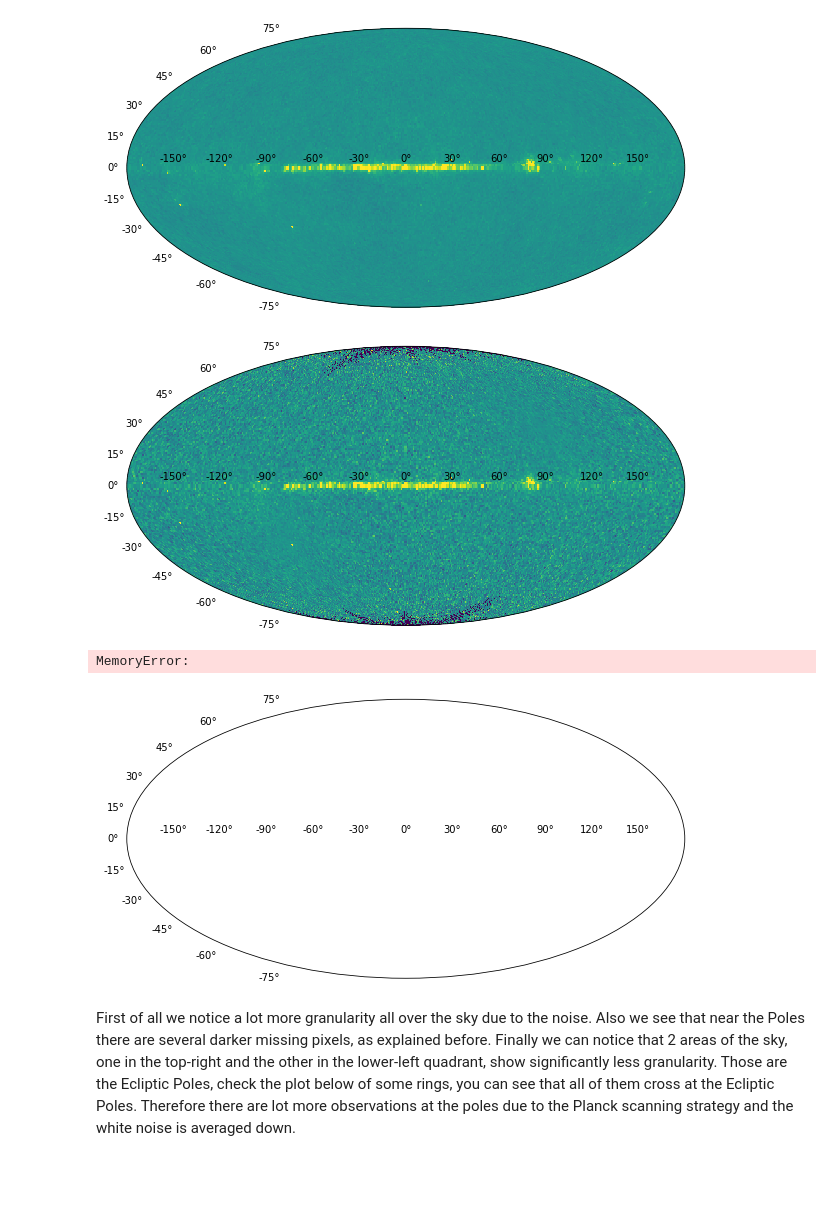
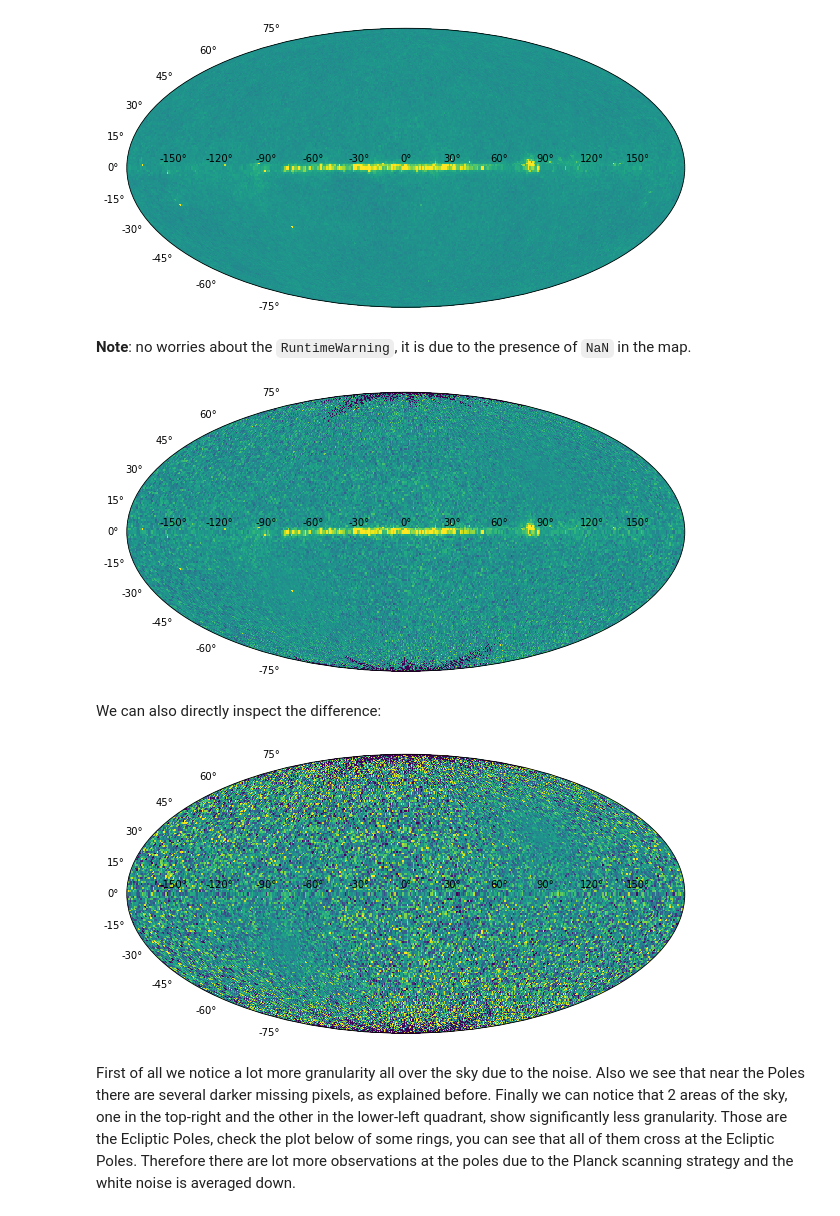
Before and after one commit to words-sdsc/edX, a Jupyter notebook: astro_example.ipynb, the cells around one changed output. Cells and saved outputs as stored; diff of their text form; code cells hidden in the pictures; blank space fills up the shorter version.

```diff
--- a/astro_example.ipynb
+++ b/astro_example.ipynb
@@ -500,7 +500,7 @@ Finally we follow the same steps used for the spin axis and we get latitude and
 # %%
 telescope_vec_ecliptic = convert_angles_to_vec(telescope_longitude_ecliptic, telescope_latitude_ecliptic)
 # %%
-telescope_vec_galactic = ecliptic_to_galactic.dot(telescope_vec_ecliptic)
+telescope_vec_galactic = ecliptic_to_galactic_rotation_matrix.dot(telescope_vec_ecliptic)
 # %%
 telescope_vec_galactic
 # %% [output]
@@ -655,7 +655,9 @@ We can use `pd.MultiIndex.from_arrays` to create a `MultiIndex` from 2 arrays th
 # %%
 date_range = pd.date_range('13/8/2009', periods=360, freq='D')
 # %%
-timelines_index = pd.MultiIndex.from_arrays([date_range.repeat(n_points_ring), pix], names=["date","pixel"])
+timelines_index = pd.MultiIndex.from_arrays([
+    date_range.repeat(n_points_ring), telescope_pix_galactic
+], names=["date","pixel"])
 # %% [markdown]
 We can inspect more easily an index by creating a dummy series and printing out few values:
 # %%
@@ -833,18 +836,21 @@ create_mollweide_axes()
 plt.pcolormesh(np.radians(longitude), np.radians(latitude), pixelated_map.temperature.values.reshape((180,360)), vmin=vmin, vmax=vmax);
 # %% [output]
 [figure]
+# %% [markdown]
+**Note**: no worries about the `RuntimeWarning`, it is due to the presence of `NaN` in the map.
 # %%
 create_mollweide_axes()
 plt.pcolormesh(np.radians(longitude), np.radians(latitude), full_simulated_noisy_map.values.reshape((180,360)), vmin=vmin, vmax=vmax);
 # %% [output]
-[figure, old version]
+[figure, new version]
+# %% [markdown]
+We can also directly inspect the difference:
 # %%
 create_mollweide_axes()
 plt.pcolormesh(np.radians(longitude), np.radians(latitude),
-               (full_simulated_noisy_map - pixelated_map).values.reshape((180,360)), vmin=vmin, vmax=vmax);
+               (full_simulated_noisy_map - pixelated_map.temperature).values.reshape((180,360)), vmin=-1e-3, vmax=1e-3);
 # %% [output]
-MemoryError:
-[figure, old version]
+[figure, new version]
 # %% [markdown]
 First of all we notice a lot more granularity all over the sky due to the noise. Also we see that near the Poles there are several darker missing pixels, as explained before.
 Finally we can notice that 2 areas of the sky, one in the top-right and the other in the lower-left quadrant, show significantly less granularity. Those are the Ecliptic Poles, check the plot below of some rings, you can see that all of them cross at the Ecliptic Poles. Therefore there are lot more observations at the poles due to the Planck scanning strategy and the white noise is averaged down.
```
Also changed, not shown: parts of 7 cells of this notebook.
